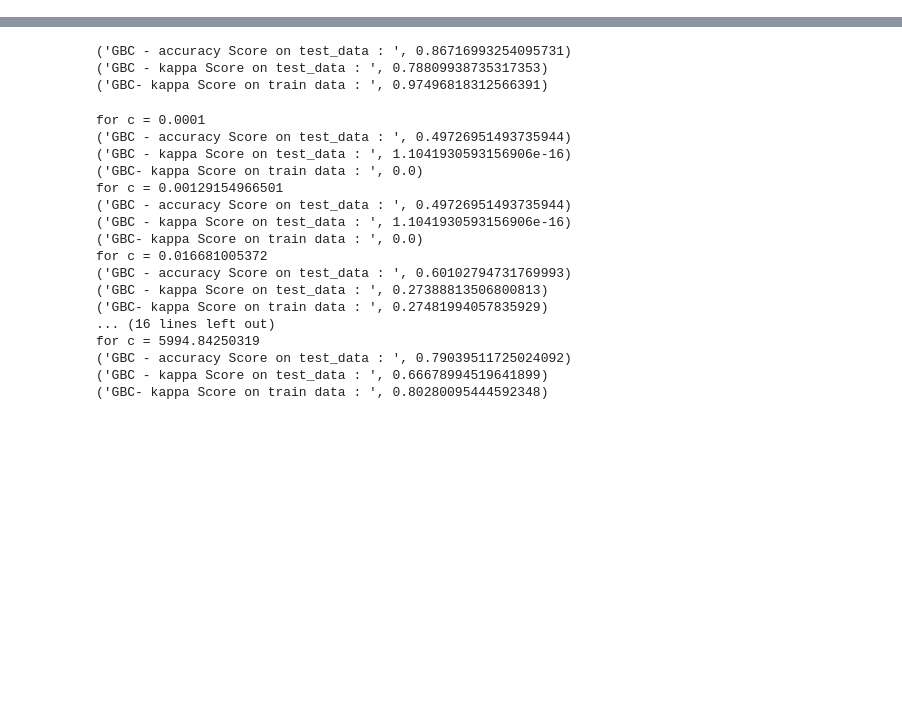
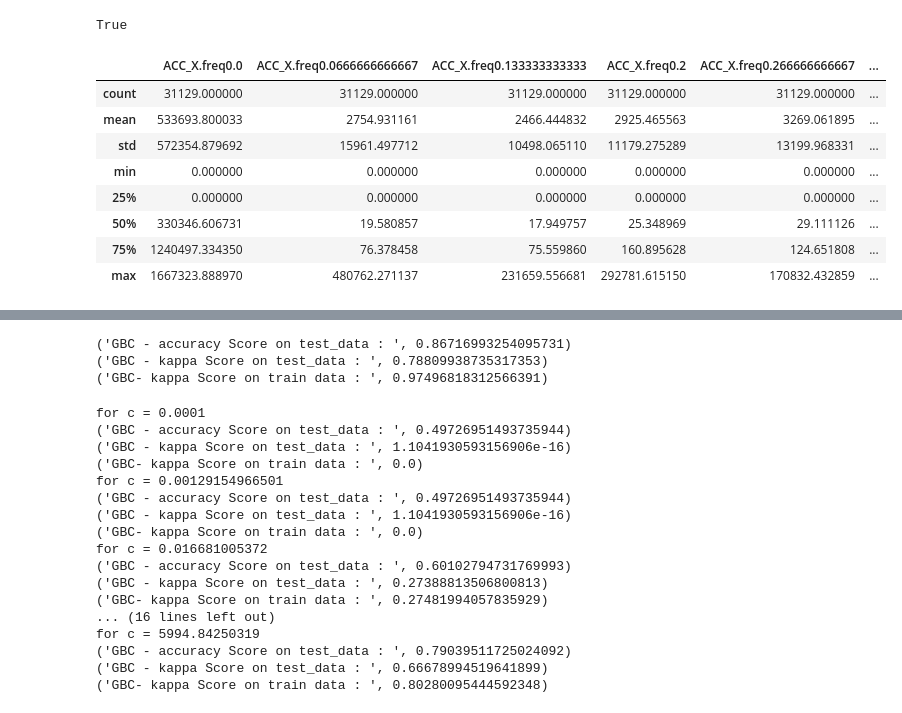
Before and after one commit to sofcalca/sleep, a Jupyter notebook: classifiers.ipynb, the cells around one changed output, grey strips where cells are left out. Saved outputs shown, nothing was run; the diff lists cells and outputs as text; code cells hidden in the pictures; blank space fills up the shorter version.

```diff
--- a/classifiers.ipynb
+++ b/classifiers.ipynb
@@ -31,0 +44,16 @@ frequencies["beta"]=frequencies[select_freq_names(14,50,frequencies.columns)].su
+# %%
+'ACC_X.freq0.0666666666667'.split('freq')[0] =='ACC_X.'
+# %% [output]
+True
+# %%
+frequencies_acc.describe()
+# %% [output]
+|  | ACC_X.freq0.0 | ACC_X.freq0.0666666666667 | ACC_X.freq0.133333333333 | ACC_X.freq0.2 | ACC_X.freq0.266666666667 | ... |
+| count | 31129.000000 | 31129.000000 | 31129.000000 | 31129.000000 | 31129.000000 | ... |
+| mean | 533693.800033 | 2754.931161 | 2466.444832 | 2925.465563 | 3269.061895 | ... |
+| std | 572354.879692 | 15961.497712 | 10498.065110 | 11179.275289 | 13199.968331 | ... |
+| min | 0.000000 | 0.000000 | 0.000000 | 0.000000 | 0.000000 | ... |
+| 25% | 0.000000 | 0.000000 | 0.000000 | 0.000000 | 0.000000 | ... |
+| 50% | 330346.606731 | 19.580857 | 17.949757 | 25.348969 | 29.111126 | ... |
+| 75% | 1240497.334350 | 76.378458 | 75.559860 | 160.895628 | 124.651808 | ... |
+| max | 1667323.888970 | 480762.271137 | 231659.556681 | 292781.615150 | 170832.432859 | ... |
```
Also changed, not shown: parts of 12 cells of this notebook.
